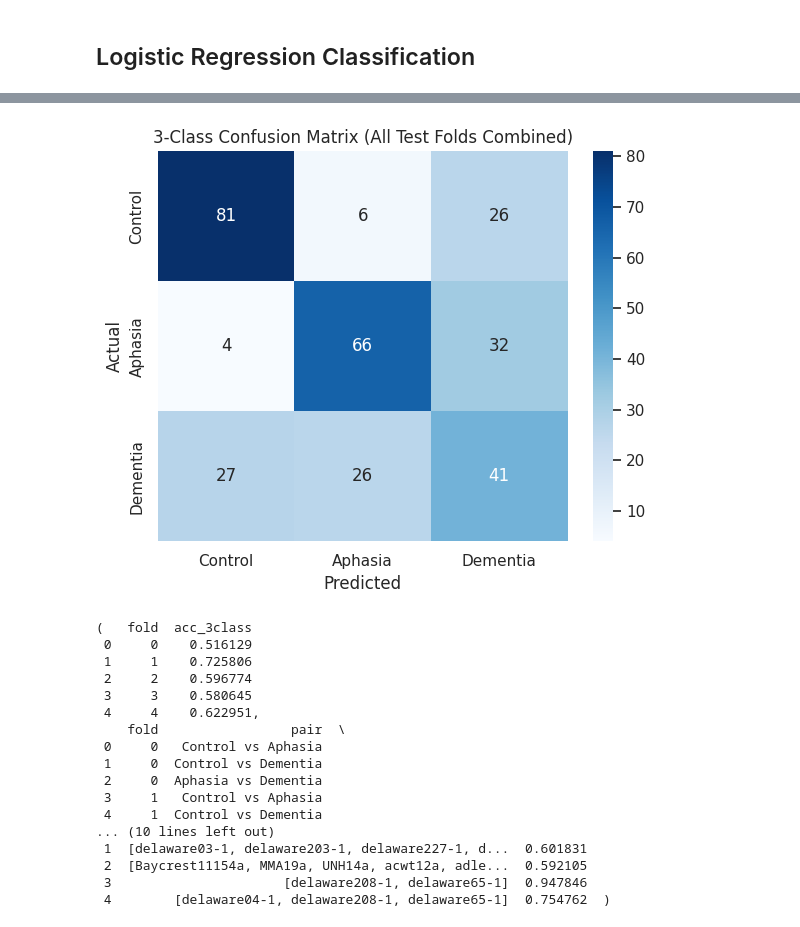
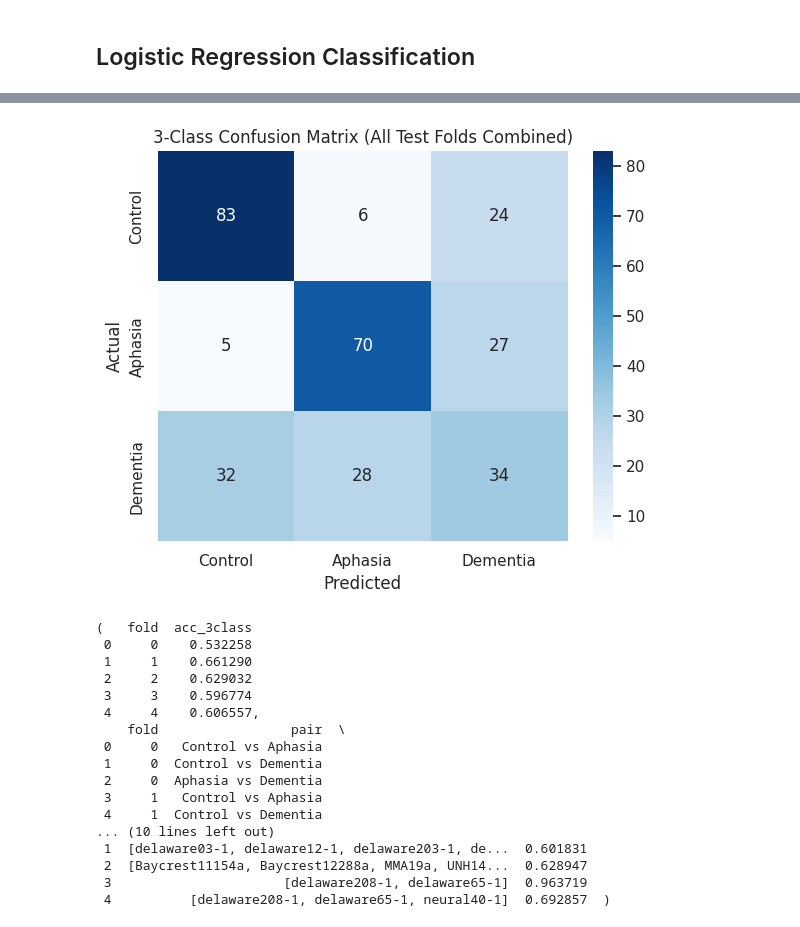
Before and after one commit to cassielee04/automated-main-concept-analysis, a Jupyter notebook: notebooks/aphasia_dementia_controls_ml_ratios.ipynb, the cells around one changed output, grey strips where cells are left out. Cells and saved outputs as stored; diff of their text form; code cells hidden in the pictures.

```diff
--- a/notebooks/aphasia_dementia_controls_ml_ratios.ipynb
+++ b/notebooks/aphasia_dementia_controls_ml_ratios.ipynb
@@ -531,16 +556,12 @@ global_coherence_mainconcept  <-->  ratio_conceptual_incongruence_percent   r =
 cols_to_remove = []
 cols_to_remove.extend([
     "total_utterances",
-    "num_unique_main_concepts",
-    "num_total_main_concepts",
-    "local_coherence_mainconcept",
-    "global_coherence_mainconcept",
-    "num_coherent",
-    # "ratio_conceptual_incongruence_percent",
     "total_main_concept_match_ratio",
+    "ratio_missing_referent_percent",
+    "ratio_conceptual_incongruence_percent",
 ])
 
-df_clean = num_df.drop(columns=cols_to_remove, errors="ignore")
+df_clean = num_df_clean.drop(columns=cols_to_remove, errors="ignore")
 feature_cols = df_clean.columns
 
 corr = df_clean.corr(numeric_only=True)
@@ -569,0 +633,23 @@ for a, b, r in pairs:
+# %%
+# Check partial correlation: Sequence Score → Aphasia, controlling for Distance to Centroid
+from scipy.stats import pearsonr
+
+# Create binary Aphasia indicator
+aphasia_binary = (num_df_clean['gen_diagnosis'] == 'Aphasia').astype(int)
+
+# Residualize both variables by Distance to Centroid
+from sklearn.linear_model import LinearRegression
+
+X_dist = num_df_clean[['distance_to_centroid']].values
+y_seq = num_df_clean['sequence_score_mainconcept'].values
+
+lr = LinearRegression()
+lr.fit(X_dist, y_seq)
+seq_resid = y_seq - lr.predict(X_dist)
+
+lr.fit(X_dist, aphasia_binary)
+aphasia_resid = aphasia_binary - lr.predict(X_dist)
+
+# Correlation of residuals
+partial_corr, p_val = pearsonr(seq_resid, aphasia_resid)
+print(f"Partial correlation (controlling for distance_to_centroid): {partial_corr:.3f}, p={p_val:.4f}")
@@ -1110,12 +1197,14 @@ for fold, train_path, test_path in fold_pairs:
 
     all_feats = get_feature_cols(df_train)
 
-    feat_cols = [
-        c for c in all_feats
-        if c not in cols_to_remove
-    ]
     if feature_names is None:
-        feature_names = feat_cols
+        feature_names = [
+            c for c in all_feats
+            if (not c.startswith("num_"))         # ✅ drop raw counts
+            and (c not in cols_to_remove)         # ✅ drop your chosen cols
+            and (c != "total_utterances")         # ✅ optional but recommended
+        ]
+
     else:
         # enforce consistent features
         missing = [c for c in feature_names if c not in df_train.columns or c not in df_test.columns]
@@ -1191,40 +1280,40 @@ for fold, train_path, test_path in fold_pairs:
         # directional coef w_j - w_i
         wj = lr.coef_[np.where(classes == j)[0][0]]
         wi = lr.coef_[np.where(classes == i)[0][0]]
         pair_coef_folds[(i, j)].append(wj - wi)
 
 labels_order = [0, 1, 2]  # Control, Aphasia, Dementia
 
 cm3 = confusion_matrix(y_true_all_3, y_pred_all_3, labels=labels_order)
 
 plt.figure(figsize=(6, 5))
 sns.heatmap(
     cm3,
     annot=True,
     fmt="d",
     cmap="Blues",
     xticklabels=[class_names[k] for k in labels_order],
     yticklabels=[class_names[k] for k in labels_order],
 )
 plt.title("3-Class Confusion Matrix (All Test Folds Combined)")
 plt.ylabel("Actual")
 plt.xlabel("Predicted")
 plt.tight_layout()
 plt.show()
 
 
 acc_df = pd.DataFrame({"fold": [f for f,_,_ in fold_pairs], "acc_3class": fold_acc_3})
 fpfn_df = pd.DataFrame(pair_fpfn_rows)
 
 acc_df, fpfn_df.head()
 # %% [output]
-[figure, old version]
+[figure, new version]
 (   fold  acc_3class
- 0     0    0.516129
- 1     1    0.725806
- 2     2    0.596774
- 3     3    0.580645
- 4     4    0.622951,
+ 0     0    0.532258
+ 1     1    0.661290
+ 2     2    0.629032
+ 3     3    0.596774
+ 4     4    0.606557,
     fold                 pair  \
  0     0   Control vs Aphasia
  1     0  Control vs Dementia
@@ -1232,10 +1321,10 @@ acc_df, fpfn_df.head()
  3     1   Control vs Aphasia
  4     1  Control vs Dementia
 ... (10 lines left out)
- 1  [delaware03-1, delaware203-1, delaware227-1, d...  0.601831
- 2  [Baycrest11154a, MMA19a, UNH14a, acwt12a, adle...  0.592105
- 3                      [delaware208-1, delaware65-1]  0.947846
- 4        [delaware04-1, delaware208-1, delaware65-1]  0.754762  )
+ 1  [delaware03-1, delaware12-1, delaware203-1, de...  0.601831
+ 2  [Baycrest11154a, Baycrest12288a, MMA19a, UNH14...  0.628947
+ 3                      [delaware208-1, delaware65-1]  0.963719
+ 4          [delaware208-1, delaware65-1, neural40-1]  0.692857  )
 # %%
 rows = []
 for (i, j) in PAIRS:
```
Also changed, not shown: parts of 18 cells of this notebook, 50 other files.
